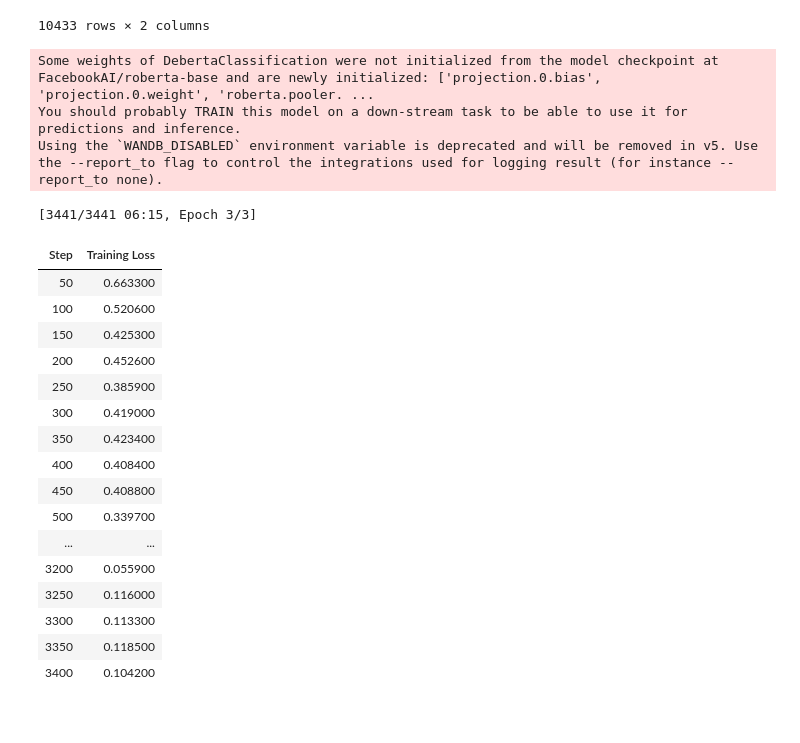
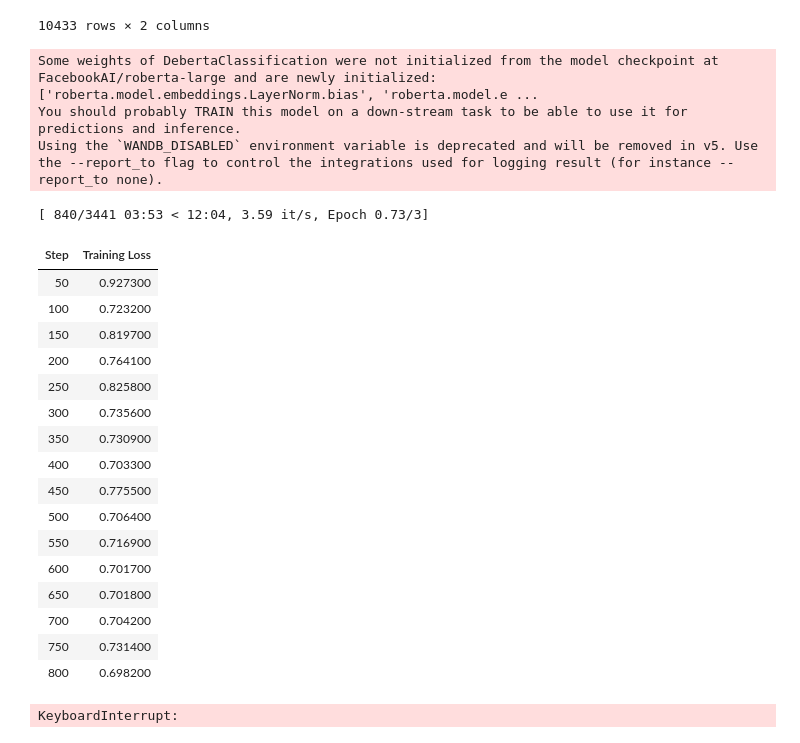
Before and after one commit to Etyl/pcl-detection, a Jupyter notebook: training.ipynb, the cells around one changed output. Cells and saved outputs as stored; diff of their text form; code cells hidden in the pictures.

Commit message:
roberta large

```diff
--- a/training.ipynb
+++ b/training.ipynb
@@ -156,7 +143,7 @@ class Trainer_PCL(Trainer):
         super().__init__(**kwargs)
 
         self.step = 0
-        self.logging_step = 50
+        self.logging_step = 100
         self.results = {"train": {}, "eval": {}}  # Store train and eval metrics per epoch
         self.criterion = criterion
         self.logging = logging
@@ -267,7 +254,7 @@ def train(model, train_data, eval_data, num_epochs, tokenizer, lr=0.0001, optimi
         output_dir="test_trainer",
         learning_rate=lr,
         logging_steps=50,
-        per_device_train_batch_size=8,
+        per_device_train_batch_size=4,
         num_train_epochs=num_epochs,
         remove_unused_columns=False,
         logging_dir='./logs',
@@ -318,7 +305,7 @@ def evaluate(model, tokenizer, data_loader, score=True):
 
   return preds
 # %%
-def get_optimizer(model, base_lr=5e-5, lr_layer_decay_rate=0.8):
+def get_optimizer(model, base_lr=5e-5, lr_lambda=1.6):
     """
     Implements Layer-wise Learning Rate Decay.
     - base_lr: The learning rate for the last layer.
@@ -326,7 +313,7 @@ def get_optimizer(model, base_lr=5e-5, lr_layer_decay_rate=0.8):
     """
     optimizer_params = []
 
-    layer_names = [name for name,_ in model.roberta.named_parameters()]
+    layer_names = [name for name,_ in model.model.named_parameters()]
     weights = []
     for name in layer_names:
         name_split = name.split('.')
@@ -338,13 +325,17 @@ def get_optimizer(model, base_lr=5e-5, lr_layer_decay_rate=0.8):
             layer_number=0
         weights.append(layer_number)
     weights = np.array(weights)
-    weigths = np.max(weights)-weights
+    split_size = len(weights)//3
+    weights[:] = 1
+    weights[:split_size] = 1/lr_lambda
+    weights[len(weights)-split_size-1:] = lr_lambda
 
-    # For the RoBERTa model layers
-    for weight, (name, param) in zip(weights,model.roberta.named_parameters()):
+
+    # For the model layers
+    for weight, (name, param) in zip(weights,model.model.named_parameters()):
         # Decide which layer it is
 
-        lr = base_lr * (lr_layer_decay_rate ** weight)  # Apply decay to earlier layers
+        lr = base_lr * weight  # Apply decay to earlier layers
 
         optimizer_params.append({'params': param, 'lr': lr})
 
@@ -357,42 +348,44 @@ def get_optimizer(model, base_lr=5e-5, lr_layer_decay_rate=0.8):
     return optimizer
 # %%
 
-model = DebertaClassification.from_pretrained('FacebookAI/roberta-base')
+model = DebertaClassification.from_pretrained('FacebookAI/roberta-large')
+# model = DebertaClassification.from_pretrained('microsoft/deberta-base')
 # model = DebertaClassification.from_pretrained('microsoft/deberta-base')
 
-tokenizer = AutoTokenizer.from_pretrained('FacebookAI/roberta-base')
+tokenizer = AutoTokenizer.from_pretrained('FacebookAI/roberta-large')
 
 criterion = torch.nn.BCELoss()
 
-lr = 5e-5
-optimizer = get_optimizer(model, base_lr=lr, lr_layer_decay_rate=0.8)
-# lrs = lr_scheduler.CosineAnnealingLR(optimizer, T_max=10)
+lr = 1e-4
+optimizer = get_optimizer(model, base_lr=lr, lr_lambda=1.6)
+lrs = lr_scheduler.CosineAnnealingLR(optimizer, T_max=10)
 
 # training_df, eval_df = train_test_split(augmented_df, test_size=0.2)
 
-results = train(model, augmented_df, dev_df, num_epochs=3, tokenizer=tokenizer, lr=lr, optimizer=optimizer, criterion=criterion, logging=False)
+results = train(model, augmented_df, dev_df, num_epochs=3, tokenizer=tokenizer, lr=lr, lr_scheduler=lrs, optimizer=optimizer, criterion=criterion, logging=False)
 # %% [output]
-Some weights of DebertaClassification were not initialized from the model checkpoint at FacebookAI/roberta-base and are newly initialized: ['projection.0.bias', 'projection.0.weight', 'roberta.pooler. ...
+Some weights of DebertaClassification were not initialized from the model checkpoint at FacebookAI/roberta-large and are newly initialized: ['roberta.model.embeddings.LayerNorm.bias', 'roberta.model.e ...
 You should probably TRAIN this model on a down-stream task to be able to use it for predictions and inference.
 Using the `WANDB_DISABLED` environment variable is deprecated and will be removed in v5. Use the --report_to flag to control the integrations used for logging result (for instance --report_to none).
-[3441/3441 06:15, Epoch 3/3]
+[ 840/3441 03:53 < 12:04, 3.59 it/s, Epoch 0.73/3]
 | Step | Training Loss |
-| 50 | 0.663300 |
-| 100 | 0.520600 |
-| 150 | 0.425300 |
-| 200 | 0.452600 |
-| 250 | 0.385900 |
-| 300 | 0.419000 |
-| 350 | 0.423400 |
-| 400 | 0.408400 |
-| 450 | 0.408800 |
-| 500 | 0.339700 |
-| ... | ... |
-| 3200 | 0.055900 |
-| 3250 | 0.116000 |
-| 3300 | 0.113300 |
-| 3350 | 0.118500 |
-| 3400 | 0.104200 |
+| 50 | 0.927300 |
+| 100 | 0.723200 |
+| 150 | 0.819700 |
+| 200 | 0.764100 |
+| 250 | 0.825800 |
+| 300 | 0.735600 |
+| 350 | 0.730900 |
+| 400 | 0.703300 |
+| 450 | 0.775500 |
+| 500 | 0.706400 |
+| 550 | 0.716900 |
+| 600 | 0.701700 |
+| 650 | 0.701800 |
+| 700 | 0.704200 |
+| 750 | 0.731400 |
+| 800 | 0.698200 |
+KeyboardInterrupt:
 # %%
 import matplotlib.pyplot as plt
 import seaborn as sns
```
Also changed, not shown: parts of 5 cells of this notebook.
